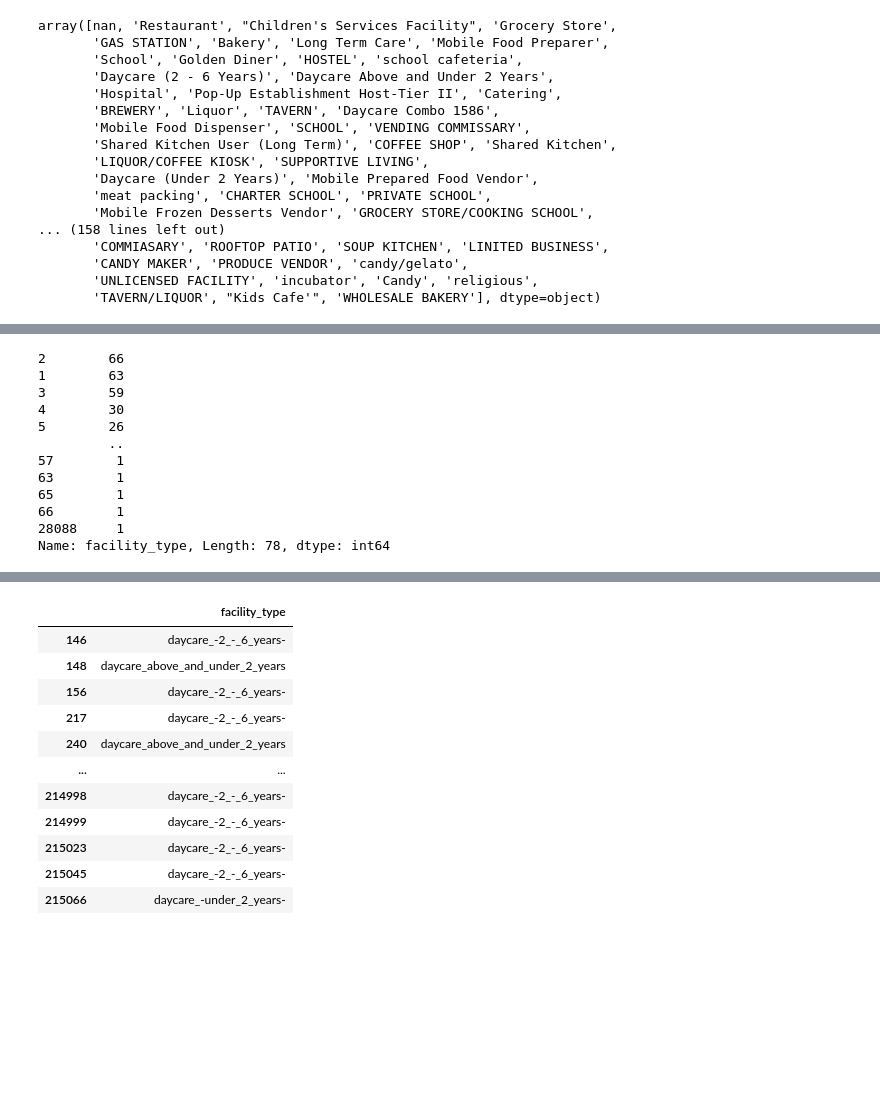
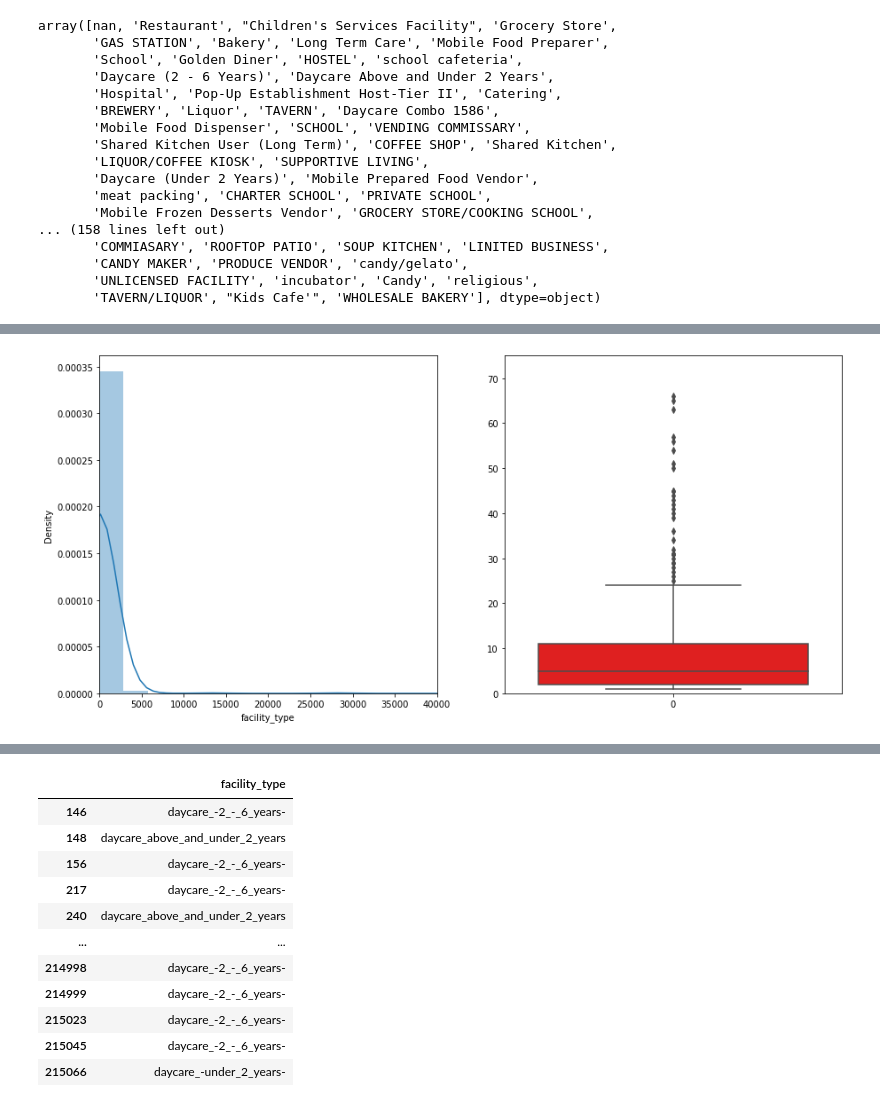
Before and after one commit to santibatte/dpa_2021, a Jupyter notebook: notebooks/EDA.ipynb, the cells around one changed output, grey strips where cells are left out. Drawn from its saved outputs; the diff is of its cells as text; code cells hidden in the pictures; blank space fills up the shorter version.

```diff
--- a/notebooks/EDA.ipynb
+++ b/notebooks/EDA.ipynb
@@ -248,17 +186,18 @@ dfx
 448 rows × 1 columns
-# %%
-dfx["facility_type"].value_counts()
-# %% [output]
-2        66
-1        63
-3        59
-4        30
-5        26
-         ..
-57        1
-63        1
-65        1
-66        1
-28088     1
-Name: facility_type, Length: 78, dtype: int64
+# %%
+fig, ax = plt.subplots(1, 2, figsize=(15, 7))
+
+
+## Distplot
+ax[0].set(xlim=(0, 40e3))
+sns.distplot(dfx["facility_type"], ax=ax[0])
+
+## Boxplot
+ax[1].set(ylim=(0, 75))
+sns.boxplot(data=dfx["facility_type"], color="red", ax=ax[1])
+
+
+plt.show()
+# %% [output]
+[figure, added]
 # %%
```
Also changed, not shown: parts of 18 cells of this notebook.
